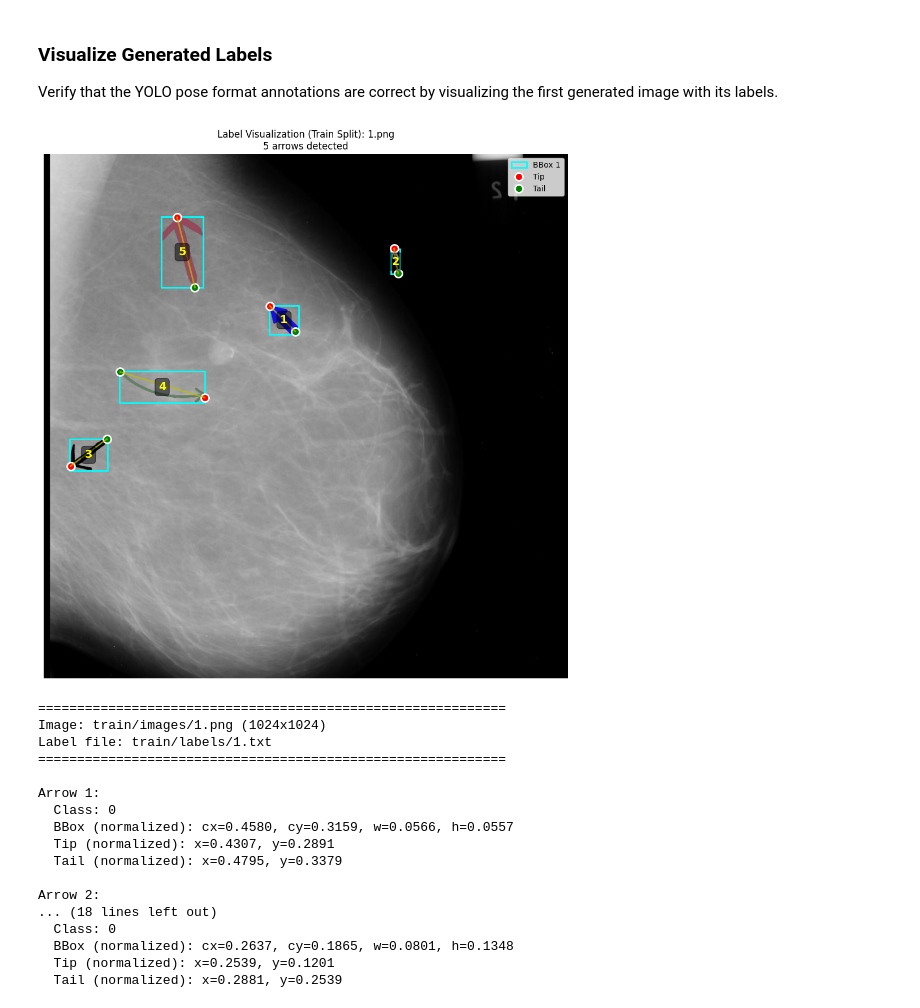
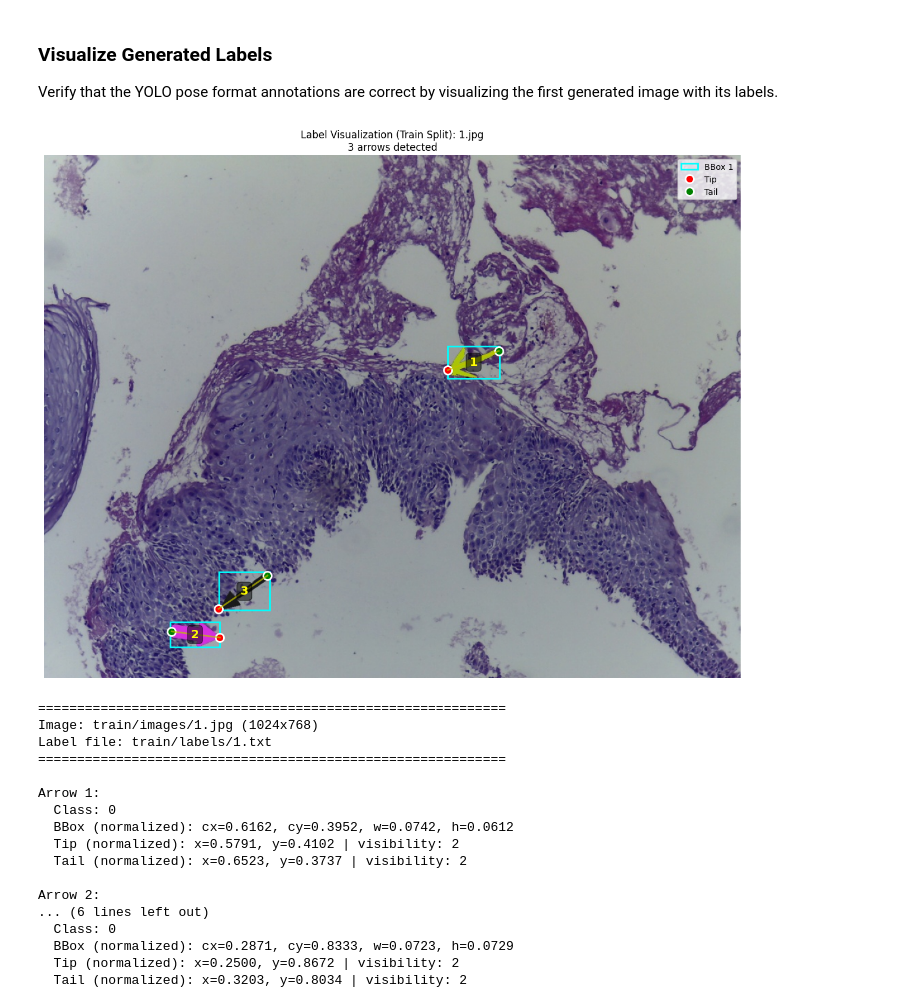
Before and after one commit to xckev/arrow-detection, a Jupyter notebook: arrow-image-gen/arrow-image-generator.ipynb, the cells around one changed output. Saved outputs shown, nothing was run; the diff lists cells and outputs as text; code cells hidden in the pictures.

Commit message:
dataset gen

```diff
--- a/arrow-image-gen/arrow-image-generator.ipynb
+++ b/arrow-image-gen/arrow-image-generator.ipynb
@@ -535,7 +535,7 @@ Processing train split (584 images)...
 Verify that the YOLO pose format annotations are correct by visualizing the first generated image with its labels.
 # %%
 # Load the first generated image and its label from the train split
-dataset_base_dir = "dataset"
+dataset_base_dir = "synthetic-medical-arrows"
 train_img_dir = os.path.join(dataset_base_dir, "train", "images")
 train_label_dir = os.path.join(dataset_base_dir, "train", "labels")
 
@@ -558,13 +558,25 @@ else:
     with open(label_path, "r") as f:
         for line in f:
             parts = list(map(float, line.strip().split()))
-            if len(parts) == 9:  # class, cx, cy, w, h, tip_x, tip_y, tail_x, tail_y
+            if len(parts) == 11:  # class, cx, cy, w, h, tip_x, tip_y, tip_vis, tail_x, tail_y, tail_vis
+                class_id, cx, cy, bw, bh, tip_x, tip_y, tip_vis, tail_x, tail_y, tail_vis = parts
+                arrows.append({
+                    'class': int(class_id),
+                    'bbox': (cx, cy, bw, bh),
+                    'tip': (tip_x, tip_y),
+                    'tip_visibility': int(tip_vis),
+                    'tail': (tail_x, tail_y),
+                    'tail_visibility': int(tail_vis)
+                })
+            elif len(parts) == 9:  # Legacy format without visibility (backward compatibility)
                 class_id, cx, cy, bw, bh, tip_x, tip_y, tail_x, tail_y = parts
                 arrows.append({
                     'class': int(class_id),
                     'bbox': (cx, cy, bw, bh),
                     'tip': (tip_x, tip_y),
-                    'tail': (tail_x, tail_y)
+                    'tip_visibility': 2,
+                    'tail': (tail_x, tail_y),
+                    'tail_visibility': 2
                 })
 
     # Visualize
@@ -598,50 +610,50 @@ else:
         plt.plot(tip_x_px, tip_y_px, 'ro', markersize=10, markeredgewidth=2,
                 markeredgecolor='white', label=f'Tip' if i == 1 else '')
         plt.plot(tail_x_px, tail_y_px, 'go', markersize=10, markeredgewidth=2,
                 markeredgecolor='white', label=f'Tail' if i == 1 else '')
 
         # Draw arrow line
         plt.plot([tail_x_px, tip_x_px], [tail_y_px, tip_y_px],
                 'y-', linewidth=2, alpha=0.7)
 
         # Add text annotation
         plt.text(cx_px, cy_px, f'{i}', color='yellow', fontsize=14,
                 fontweight='bold', ha='center', va='center',
                 bbox=dict(boxstyle='round', facecolor='black', alpha=0.5))
 
     plt.title(f"Label Visualization (Train Split): {first_img}\n{len(arrows)} arrows detected")
     plt.legend(loc='upper right')
     plt.axis('off')
     plt.tight_layout()
     plt.show()
 
     # Print label details for verification
     print(f"\n{'='*60}")
     print(f"Image: train/images/{first_img} ({w}x{h})")
     print(f"Label file: train/labels/1.txt")
     print(f"{'='*60}")
     for i, arrow in enumerate(arrows, start=1):
         print(f"\nArrow {i}:")
         print(f"  Class: {arrow['class']}")
         print(f"  BBox (normalized): cx={arrow['bbox'][0]:.4f}, cy={arrow['bbox'][1]:.4f}, w={arrow['bbox'][2]:.4f}, h={arrow['bbox'][3]:.4f}")
-        print(f"  Tip (normalized): x={arrow['tip'][0]:.4f}, y={arrow['tip'][1]:.4f}")
-        print(f"  Tail (normalized): x={arrow['tail'][0]:.4f}, y={arrow['tail'][1]:.4f}")
+        print(f"  Tip (normalized): x={arrow['tip'][0]:.4f}, y={arrow['tip'][1]:.4f} | visibility: {arrow['tip_visibility']}")
+        print(f"  Tail (normalized): x={arrow['tail'][0]:.4f}, y={arrow['tail'][1]:.4f} | visibility: {arrow['tail_visibility']}")
 # %% [output]
-[figure, old version]
+[figure, new version]
 ============================================================
-Image: train/images/1.png (1024x1024)
+Image: train/images/1.jpg (1024x768)
 Label file: train/labels/1.txt
 ============================================================
 
 Arrow 1:
   Class: 0
-  BBox (normalized): cx=0.4580, cy=0.3159, w=0.0566, h=0.0557
-  Tip (normalized): x=0.4307, y=0.2891
-  Tail (normalized): x=0.4795, y=0.3379
+  BBox (normalized): cx=0.6162, cy=0.3952, w=0.0742, h=0.0612
+  Tip (normalized): x=0.5791, y=0.4102 | visibility: 2
+  Tail (normalized): x=0.6523, y=0.3737 | visibility: 2
 
 Arrow 2:
-... (18 lines left out)
+... (6 lines left out)
   Class: 0
-  BBox (normalized): cx=0.2637, cy=0.1865, w=0.0801, h=0.1348
-  Tip (normalized): x=0.2539, y=0.1201
-  Tail (normalized): x=0.2881, y=0.2539
+  BBox (normalized): cx=0.2871, cy=0.8333, w=0.0723, h=0.0729
+  Tip (normalized): x=0.2500, y=0.8672 | visibility: 2
+  Tail (normalized): x=0.3203, y=0.8034 | visibility: 2
```
Also changed, not shown: parts of 2 cells of this notebook.
